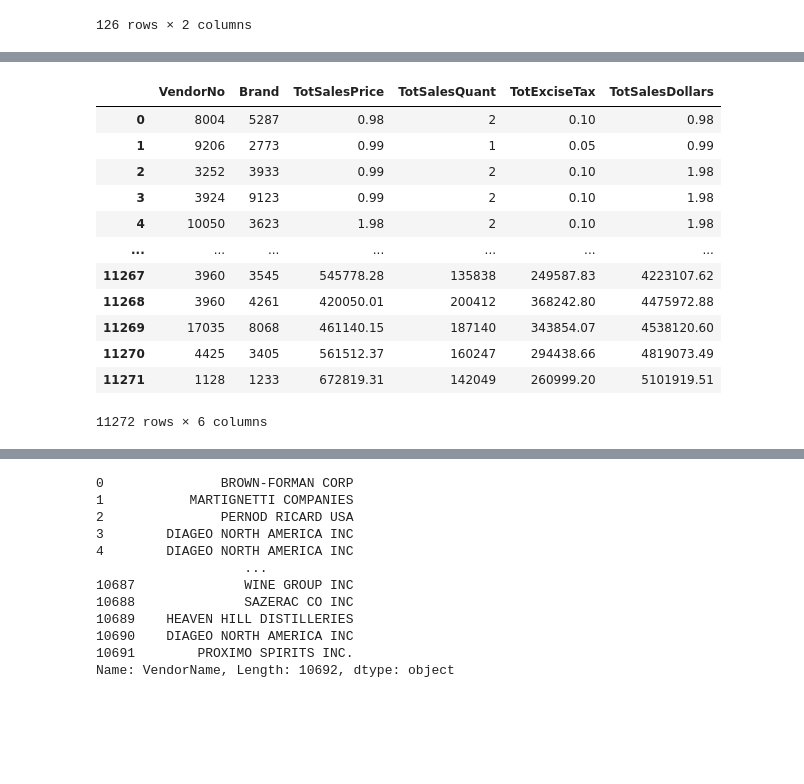
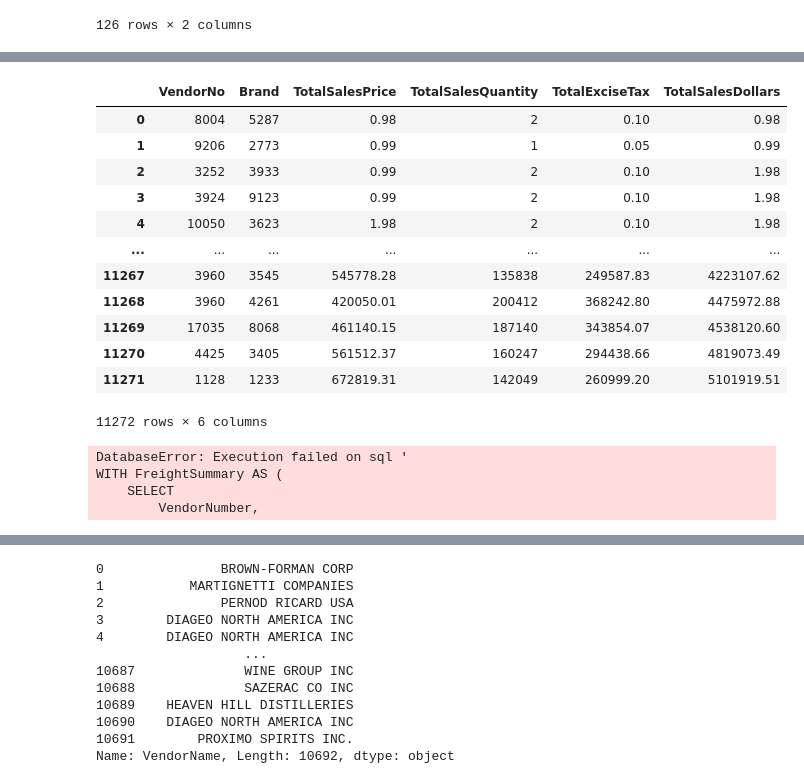
Before and after one commit to LuffyXoro/MERCHANT-Data-Analytics, a Jupyter notebook: EDA.ipynb, the cells around one changed output, grey strips where cells are left out. Drawn from its saved outputs; the diff is of its cells as text; code cells hidden in the pictures; blank space fills up the shorter version.

```diff
--- a/EDA.ipynb
+++ b/EDA.ipynb
@@ -201,20 +201,20 @@ pd.read_sql_query("""SELECT
 # %%
 
 # for insigths refernce
 
 pd.read_sql_query("""SELECT
                   VendorNo,
                   Brand,
 
-                  SUM(SalesPrice)   as TotSalesPrice,
-                  SUM(SalesQuantity)   as TotSalesQuant,
-                  SUM(ExciseTax)   as TotExciseTax,
-                  SUM(SalesDollars) as TotSalesDollars
+                  SUM(SalesPrice)   as TotalSalesPrice,
+                  SUM(SalesQuantity)   as TotalSalesQuantity,
+                  SUM(ExciseTax)   as TotalExciseTax,
+                  SUM(SalesDollars) as TotalSalesDollars
                   FROM 'sales - Copy'
                   GROUP BY VendorNo, Brand
-                  ORDER BY TotSalesDollars""",conn)
+                  ORDER BY TotalSalesDollars""",conn)
 # %% [output]
-|  | VendorNo | Brand | TotSalesPrice | TotSalesQuant | TotExciseTax | TotSalesDollars |
+|  | VendorNo | Brand | TotalSalesPrice | TotalSalesQuantity | TotalExciseTax | TotalSalesDollars |
 | 0 | 8004 | 5287 | 0.98 | 2 | 0.10 | 0.98 |
 | 1 | 9206 | 2773 | 0.99 | 1 | 0.05 | 0.99 |
 | 2 | 3252 | 3933 | 0.99 | 2 | 0.10 | 1.98 |
@@ -247,7 +247,7 @@ PurchaseSummary AS (
         p.PurchasePrice,
         pp.Volume,
         pp.Price AS ActualPrice,
-        SUM(p.Quantity) AS TotalPurchaseQuant,
+        SUM(p.Quantity) AS TotalPurchaseQuantity,
         SUM(p.Dollars) AS TotalPurchaseDollars
     FROM 'purchases - Copy' p
     JOIN 'purchase_prices - Copy' pp ON p.Brand = pp.Brand
@@ -266,10 +266,10 @@ SalesSummary AS (
     SELECT
         VendorNo,
         Brand,
-        SUM(SalesPrice) AS TotSalesPrice,
-        SUM(SalesQuantity) AS TotSalesQuantity,
+        SUM(SalesPrice) AS TotalSalesPrice,
+        SUM(SalesQuantity) AS TotalSalesQuantity,
         SUM(ExciseTax) AS TotExciseTax,
-        SUM(SalesDollars) AS TotSalesDollars
+        SUM(SalesDollars) AS TotalSalesDollars
     FROM 'sales - Copy'
     GROUP BY VendorNo, Brand
 )
@@ -281,12 +281,12 @@ SELECT
     ps.Brand,
     ps.PurchasePrice,
     ps.Volume,
-    ps.TotalPurchaseQuant,
+    ps.TotalPurchaseQuantity,
     ps.TotalPurchaseDollars,
-    ss.TotSalesQuantity,
-    ss.TotSalesDollars,
-    ss.TotSalesPrice,
-    ss.TotExciseTax,
+    ss.TotalSalesQuantity,
+    ss.TotalSalesDollars,
+    ss.TotalSalesPrice,
+    ss.TotalExciseTax,
     fs.FreightCost
 
 FROM PurchaseSummary ps
@@ -298,3 +298,8 @@ LEFT JOIN FreightSummary fs
 
 ORDER BY ps.TotalPurchaseDollars DESC
 """, conn)
+# %% [output]
+DatabaseError: Execution failed on sql '
+WITH FreightSummary AS (
+    SELECT
+        VendorNumber,
```
Also changed, not shown: parts of 7 cells of this notebook.
